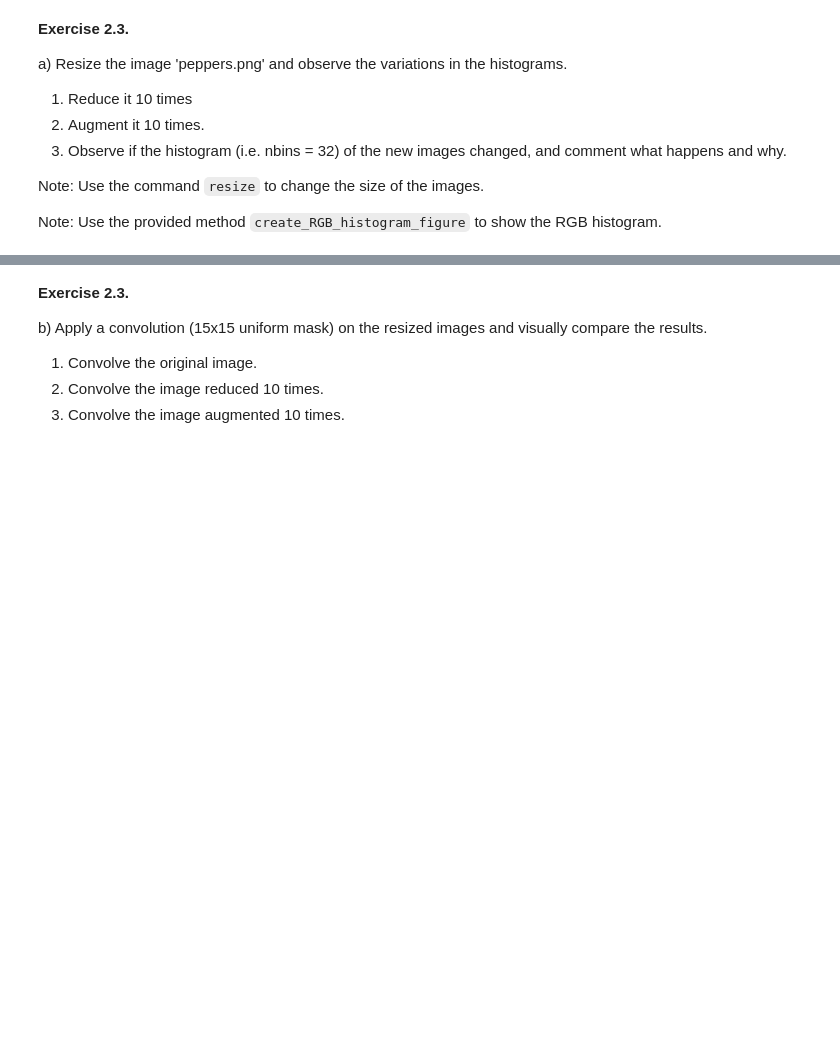
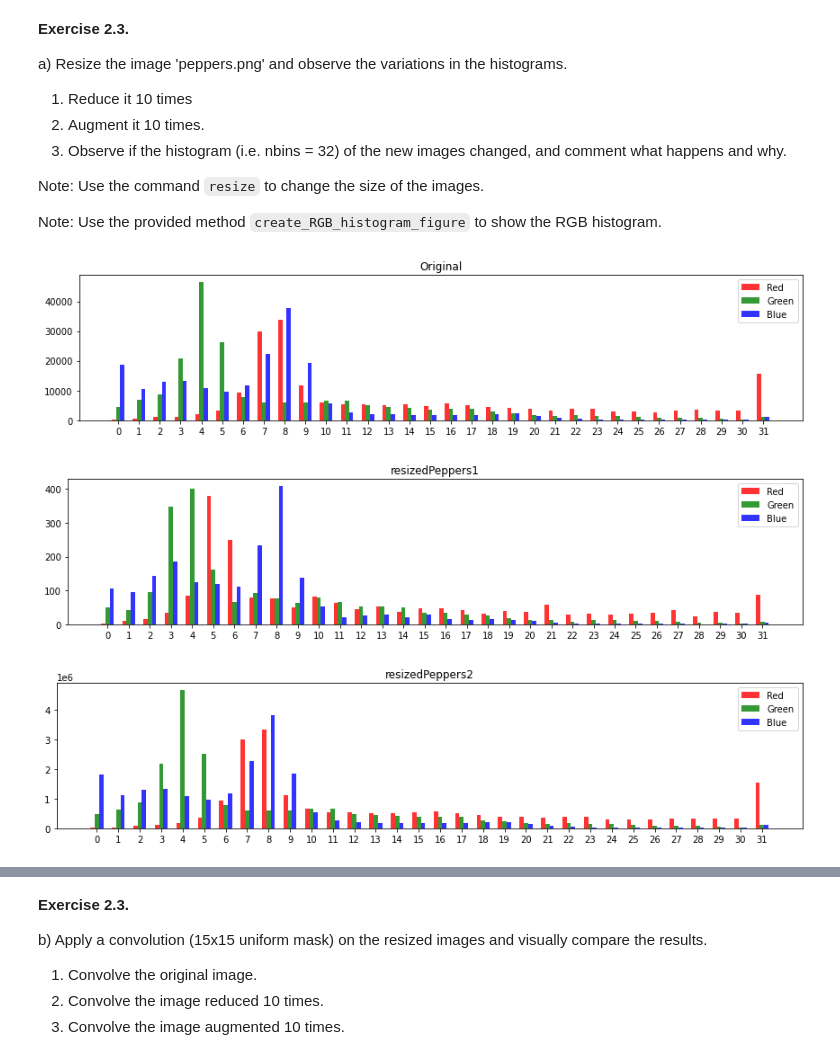
Before and after one commit to UPC-MAI-GitHub/MAI-CV, a Jupyter notebook: P2_filtering_and_edge_detection/CV1920-p2.ipynb, the cells around one changed output, grey strips where cells are left out. Saved outputs shown, nothing was run; the diff lists cells and outputs as text; code cells hidden in the pictures; blank space fills up the shorter version.

```diff
--- a/P2_filtering_and_edge_detection/CV1920-p2.ipynb
+++ b/P2_filtering_and_edge_detection/CV1920-p2.ipynb
@@ -175,30 +222,43 @@ def create_RGB_histogram_figure(image, bins, gray, title):
 
     rects1 = plt.bar(index, histogram_red, bar_width,
                      alpha=opacity,
                      color='r',
                      label='Red')
 
     rects2 = plt.bar(index + bar_width, histogram_green, bar_width,
                      alpha=opacity,
                      color='g',
                      label='Green')
 
     rects3 = plt.bar(index + bar_width*2, histogram_blue, bar_width,
                      alpha=opacity,
                      color='b',
                      label='Blue')
 
     if (gray == 'True'): # it will show the gray image bar
         histogram_gray, bins_gray = exposure.histogram(rgb2gray(image), nbins=bins)
         rects4 = plt.bar(index + bar_width*3, histogram_gray, bar_width,
                          alpha=opacity,
                          color='y',
                          label='Gray')
 
     # Other propierties of the histogram
     plt.title(title)
     plt.xticks(index + bar_width, range(len(bins_red)))
     plt.legend()
 
     plt.tight_layout()
     plt.show()
+
+peppersImage_ = peppers_image.copy()
+outShape = (int(peppersImage_.shape[0]/10), int(peppersImage_.shape[1]/10), peppersImage_.shape[2])
+resizedPeppers1 = resize(peppersImage_, outShape)
+outShape = (int(peppersImage_.shape[0]*10), int(peppersImage_.shape[1]*10), peppersImage_.shape[2])
+resizedPeppers2 = resize(peppersImage_, outShape)
+create_RGB_histogram_figure(peppers_image_, 32, False, "Original")
+create_RGB_histogram_figure(resizedPeppers1, 32, False, "resizedPeppers1")
+create_RGB_histogram_figure(resizedPeppers2, 32, False, "resizedPeppers2")
+# %% [output]
+[figure, added]
+[figure, added]
+[figure, added]
```
Also changed, not shown: parts of 12 cells of this notebook.
